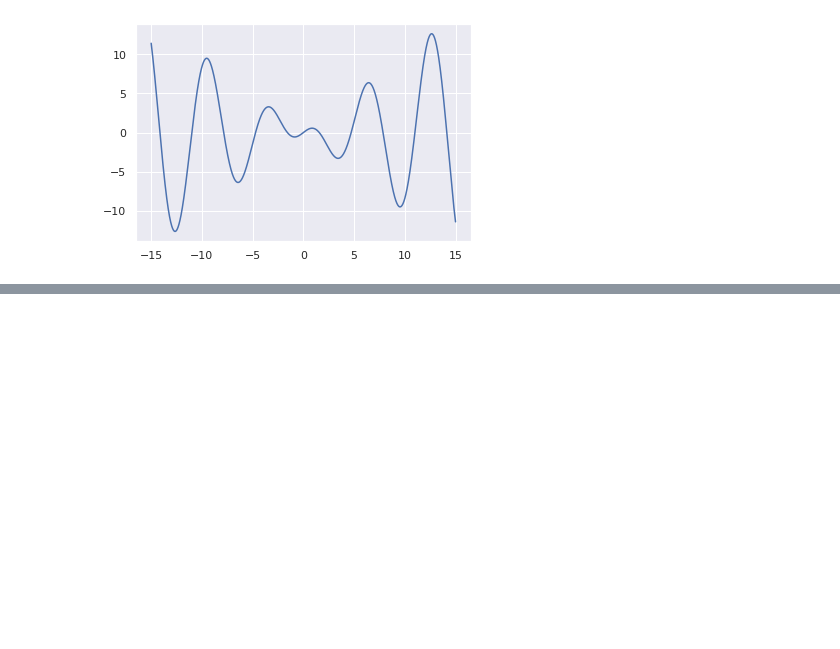
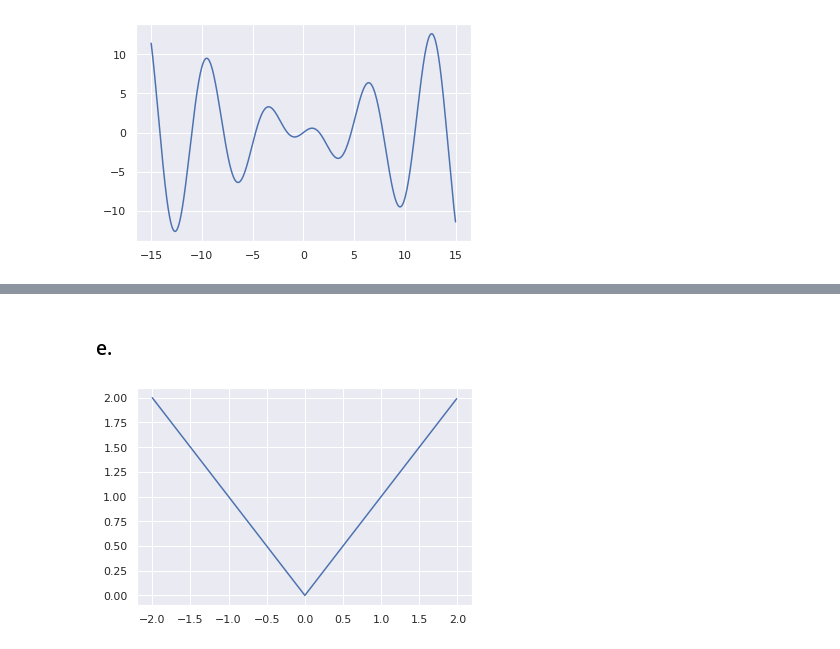
Before and after one commit to IamFode/matematicas, a Jupyter notebook: calculo/george_thomas/python/ej_de_practica.ipynb, the cells around one changed output, grey strips where cells are left out. Saved outputs shown, nothing was run; the diff lists cells and outputs as text; code cells hidden in the pictures; blank space fills up the shorter version.

```diff
--- a/calculo/george_thomas/python/ej_de_practica.ipynb
+++ b/calculo/george_thomas/python/ej_de_practica.ipynb
@@ -89,0 +110,9 @@ plt.show()
+# %% [markdown]
+### e.
+# %%
+x = np.arange(-2,2,0.01)
+f = abs(x)
+plt.plot(x,f)
+plt.show()
+# %% [output]
+[figure, added]
```
Also changed, not shown: parts of 4 cells of this notebook, 7 other files.
